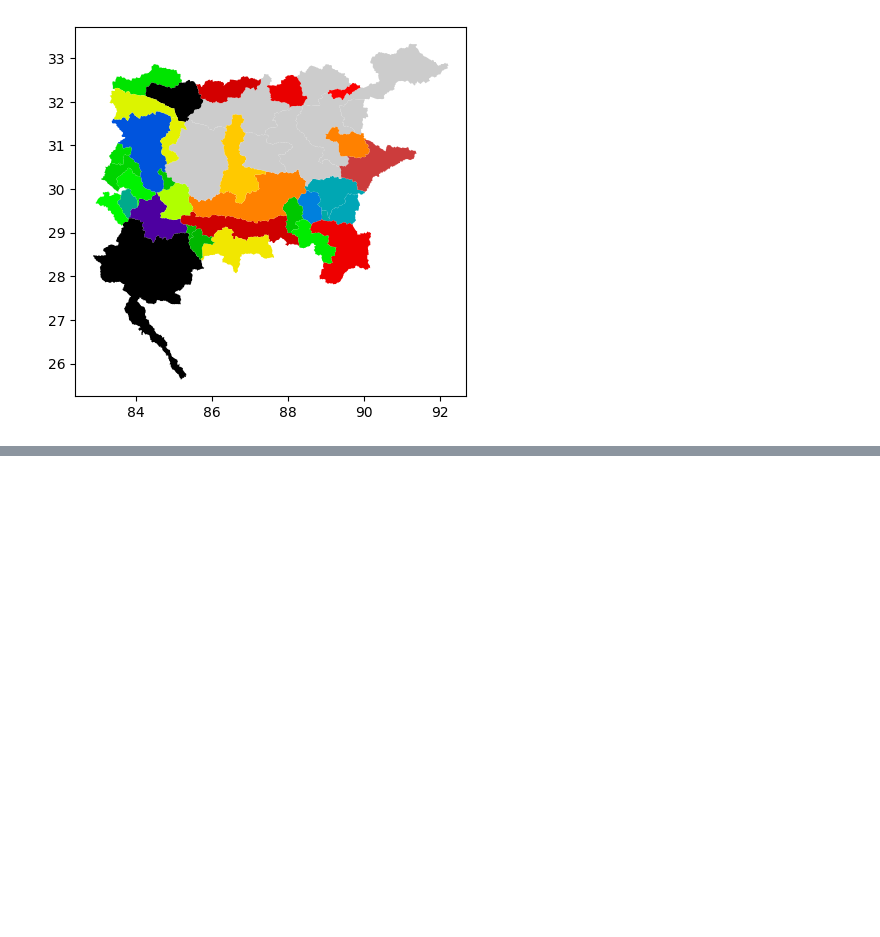
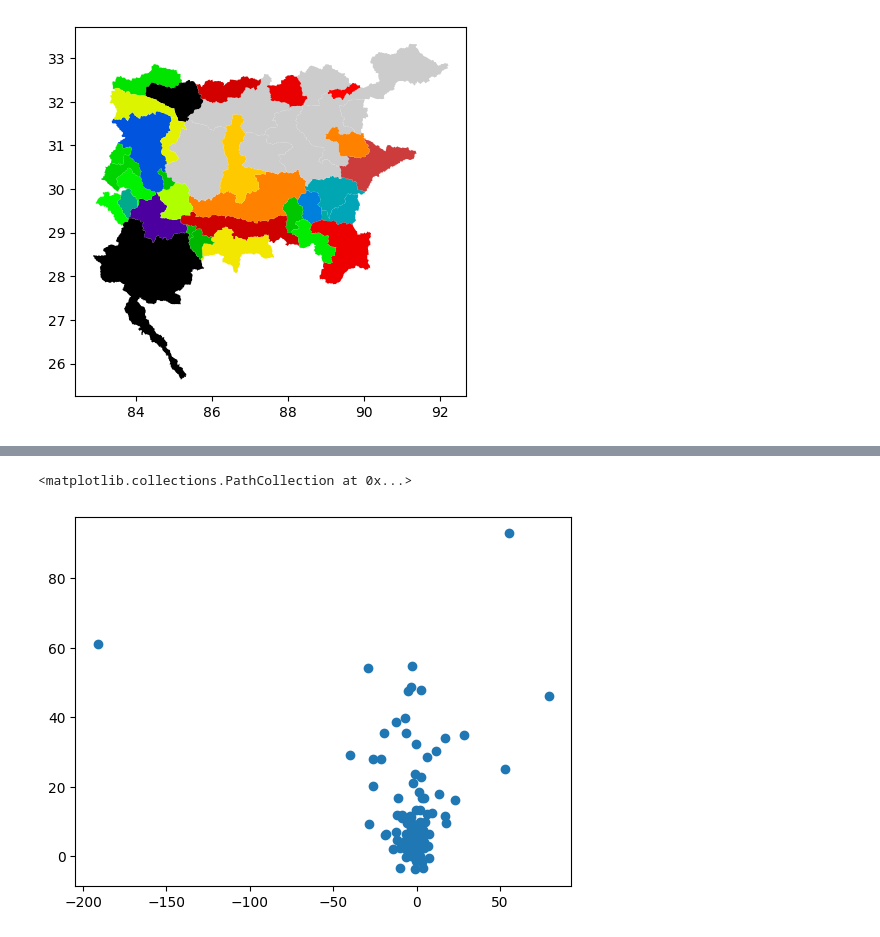
Before and after one commit to 4DModeller/tblakes, a Jupyter notebook: back_to_basins.ipynb, the cells around one changed output, grey strips where cells are left out. Saved outputs shown, nothing was run; the diff lists cells and outputs as text; code cells hidden in the pictures; blank space fills up the shorter version.

Commit message:
added catboost model

```diff
--- a/back_to_basins.ipynb
+++ b/back_to_basins.ipynb
@@ -172,0 +224,38 @@ dfs
+# %%
+# import pandas as pd
+from catboost import CatBoostRegressor
+# from sklearn.model_selection import train_test_split
+from sklearn.metrics import mean_squared_error
+
+cols = ['COAST', 'DIST_MAIN', 'DIST_SINK', 'ENDO',
+        'SUB_AREA', 'UP_AREA', 'precip_means', 'precip_stdev', 'year']
+
+# Assuming 'df' is your DataFrame
+# Prepare your features and target variables
+X = df[cols]
+y = df['water_balance']
+
+# Split the data into training and testing sets
+# X_train, X_test, y_train, y_test = train_test_split(X, y, test_size=0.2, random_state=42)
+train = df[df['year']<=2007]
+test = df[df['year']>2007]
+
+X_train = train[cols]
+y_train = train['water_balance']
+
+X_test = test[cols]
+y_test = test['water_balance']
+
+# Initialize CatBoost Regressor
+# Specify the categorical features; they are assumed to be of object type
+# categorical_features_indices = np.where(X_train.dtypes == np.object)[0]
+model = CatBoostRegressor()
+
+# Train the model
+model.fit(X_train, y_train)
+
+# Make predictions and evaluate the model
+predictions = model.predict(X_test)
+rmse = mean_squared_error(y_test, predictions, squared=False)
+
+print(f'RMSE: {rmse}')
@@ -173 +280,10 @@ dfs
+# %%
+fig, ax = plt.subplots()
+
+ax.scatter(y_test, predictions)
+# ax.set_ylim(-10, 10)
+# ax.set_xlim(-50, 50)
+# %% [output]
+<matplotlib.collections.PathCollection at 0x...>
+[figure, added]
 # %%
```
Also changed, not shown: parts of 18 cells of this notebook, 1 other file.
